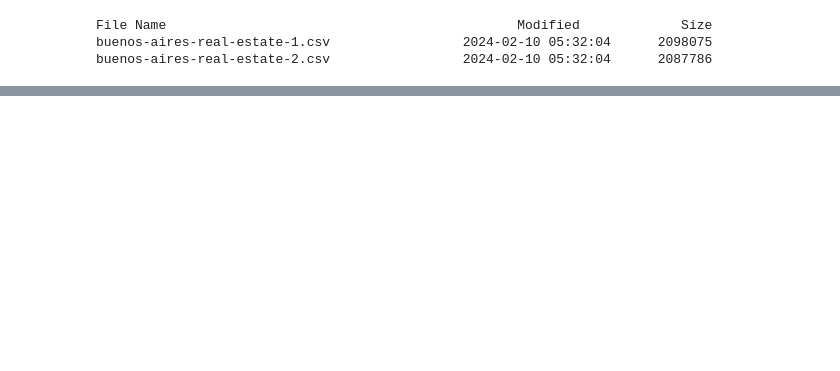
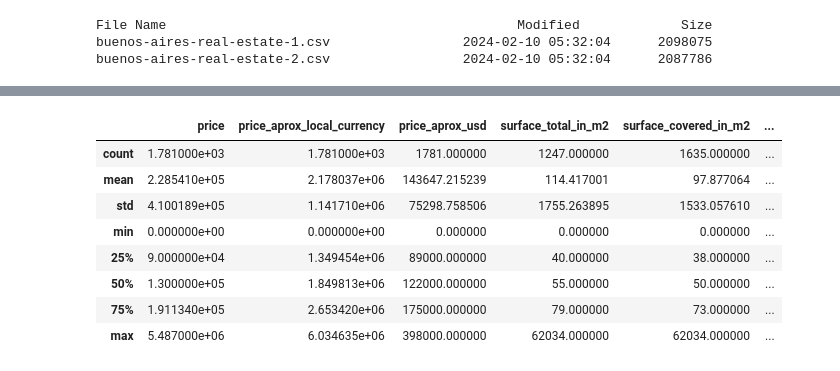
Before and after one commit to Tee-AiEng/Projects, a Jupyter notebook: housing_prices_bune/Housing.ipynb, the cells around one changed output, grey strips where cells are left out. Drawn from its saved outputs; the diff is of its cells as text; code cells hidden in the pictures; blank space fills up the shorter version.

```diff
--- a/housing_prices_bune/Housing.ipynb
+++ b/housing_prices_bune/Housing.ipynb
@@ -54,0 +142,12 @@ df shape: (8606, 16)
+# %%
+df.describe()
+# %% [output]
+|  | price | price_aprox_local_currency | price_aprox_usd | surface_total_in_m2 | surface_covered_in_m2 | ... |
+| count | 1.781000e+03 | 1.781000e+03 | 1781.000000 | 1247.000000 | 1635.000000 | ... |
+| mean | 2.285410e+05 | 2.178037e+06 | 143647.215239 | 114.417001 | 97.877064 | ... |
+| std | 4.100189e+05 | 1.141710e+06 | 75298.758506 | 1755.263895 | 1533.057610 | ... |
+| min | 0.000000e+00 | 0.000000e+00 | 0.000000 | 0.000000 | 0.000000 | ... |
+| 25% | 9.000000e+04 | 1.349454e+06 | 89000.000000 | 40.000000 | 38.000000 | ... |
+| 50% | 1.300000e+05 | 1.849813e+06 | 122000.000000 | 55.000000 | 50.000000 | ... |
+| 75% | 1.911340e+05 | 2.653420e+06 | 175000.000000 | 79.000000 | 73.000000 | ... |
+| max | 5.487000e+06 | 6.034635e+06 | 398000.000000 | 62034.000000 | 62034.000000 | ... |
```
Also changed, not shown: parts of 25 cells of this notebook, 3 other files.
